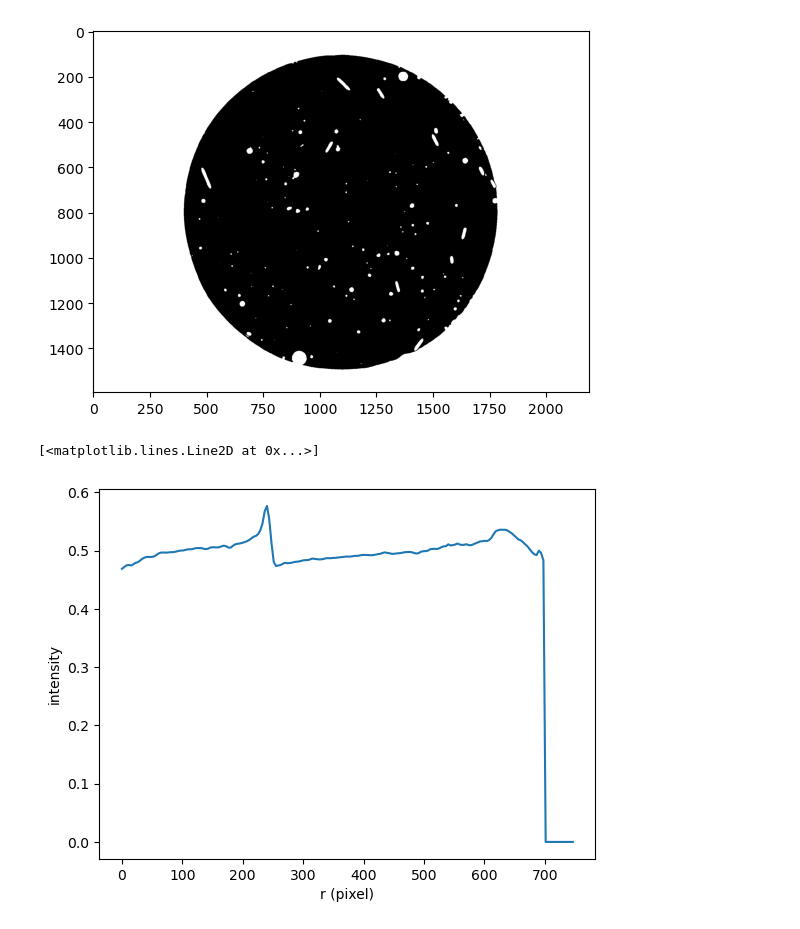
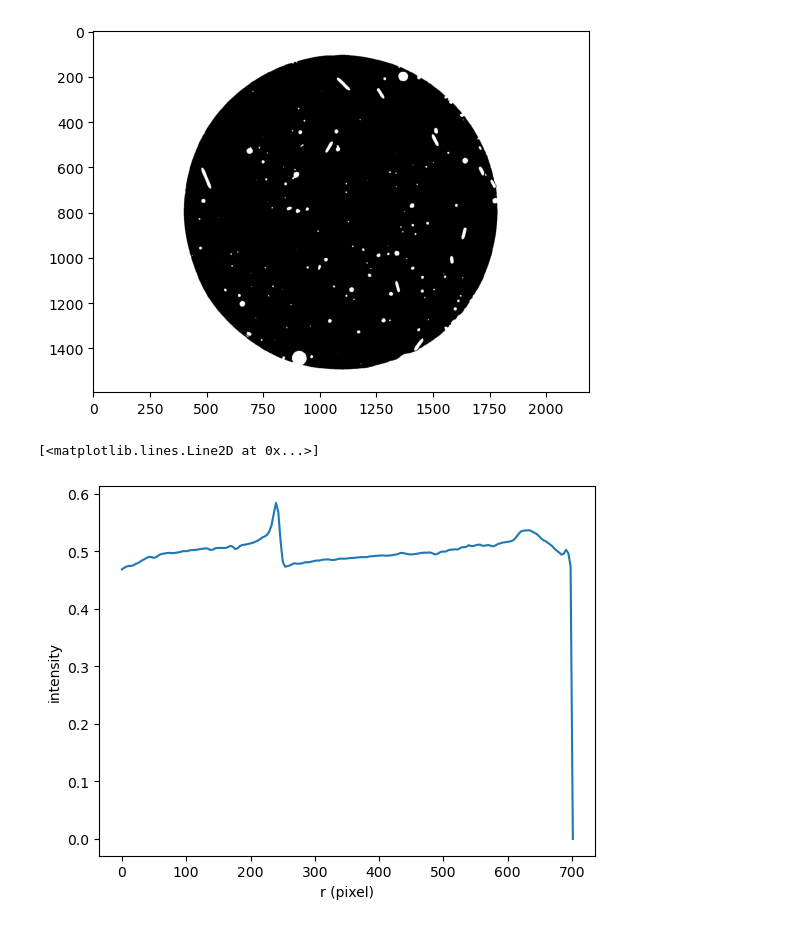
Before and after one commit to HelenChen86/tomography, a Jupyter notebook: radial_ave.ipynb, the cells around one changed output. Drawn from its saved outputs; the diff is of its cells as text; code cells hidden in the pictures.

Commit message:
Automate center and radius finding

```diff
--- a/radial_ave.ipynb
+++ b/radial_ave.ipynb
@@ -23,3 +24,26 @@ plt.imshow(image, cmap="gray")
 plt.show()
 # %% [output]
 [figure]
+# %%
+# find the center of the disk by collapssing the image on to x and y axis
+vert_sum = np.sum(image, axis=0)
+hori_sum = np.sum(image, axis=1)
+
+# Find local min, whihch corresponds to the edges of sample in each direction
+xmin = argrelextrema(vert_sum, np.less, order=50)
+ymin = argrelextrema(hori_sum, np.less, order=50)
+xmin = [xmin[0][0], xmin[0][-1]]
+ymin = [ymin[0][0], ymin[0][-1]]
+
+# Find (x,y) coordinate of the center position
+x_cen = sum(xmin)/2
+y_cen = sum(ymin)/2
+center = [x_cen, y_cen]
+
+# Find r by taking the averaged value of r calcualted using horizontal and vertical edge values
+x_r = (xmin[1] - xmin[0])/2
+y_r = (ymin[1] - ymin[0])/2
+radius = (x_r + y_r)/2
+
+print("Center coordinates (x,y):",center)
+print("Radius:",radius)
@@ -26,11 +53,7 @@ plt.show()
 # %%
-# manually find the center of cylinder and define a mask that is slightly greater than the area of interest
-
-center_pos = [800, 1097]
-radius = 750
-
+# Define a mask that covers everything but the cylinder to see how well the centering is
 mask = np.zeros(shape=image.shape[0:2], dtype="bool")
-circle = skimage.draw.disk(center=(center_pos[0], center_pos[1]), radius=radius, shape=image.shape[0:2])
+circle = skimage.draw.disk(center=(center[1], center[0]), radius=radius, shape=image.shape[0:2])
 mask[circle] = 1
 
 masked_img = image[:]
@@ -58,34 +81,34 @@ plt.imshow(marker, cmap="gray")
 #Define all list radii use for averaging
 num = 200
 radii = np.linspace(0, radius, num=num+1)
-
 
 ave_intensity = []
 bin_width = radii[1]
 for r in radii:
 
     # define a mask that specify the annulus to average over
     if r == radii[-1]:
         break
     r_outer = r + bin_width
     mask = np.zeros(shape=image.shape[0:2], dtype="bool")
-    circle_outer = skimage.draw.disk(center=(center_pos[0], center_pos[1]), radius=r_outer, shape=image.shape[0:2])
+    circle_outer = skimage.draw.disk(center=(center[1], center[0]), radius=r_outer, shape=image.shape[0:2])
     mask[circle_outer] = 1
-    circle_inner = skimage.draw.disk(center=(center_pos[0], center_pos[1]), radius=r, shape=image.shape[0:2])
+    circle_inner = skimage.draw.disk(center=(center[1], center[0]), radius=r, shape=image.shape[0:2])
     mask[circle_inner] = 0
     # using the marker to reject points on mask that should not be averaged. (i.e. turn them zeros)
     mask[marker == 1] = 0
 
     # average over the slected area
     ave = np.mean(image[mask != 0])
+
     if math.isnan(ave):
         ave = 0
     ave_intensity.append(ave)
 
 # plot the averaged pixel value as a function of r
 plt.xlabel("r (pixel)")
 plt.ylabel("intensity")
 plt.plot(radii[0:-1], ave_intensity)
 # %% [output]
 [<matplotlib.lines.Line2D at 0x...>]
-[figure, old version]
+[figure, new version]
```
Also changed, not shown: parts of 3 cells of this notebook.
